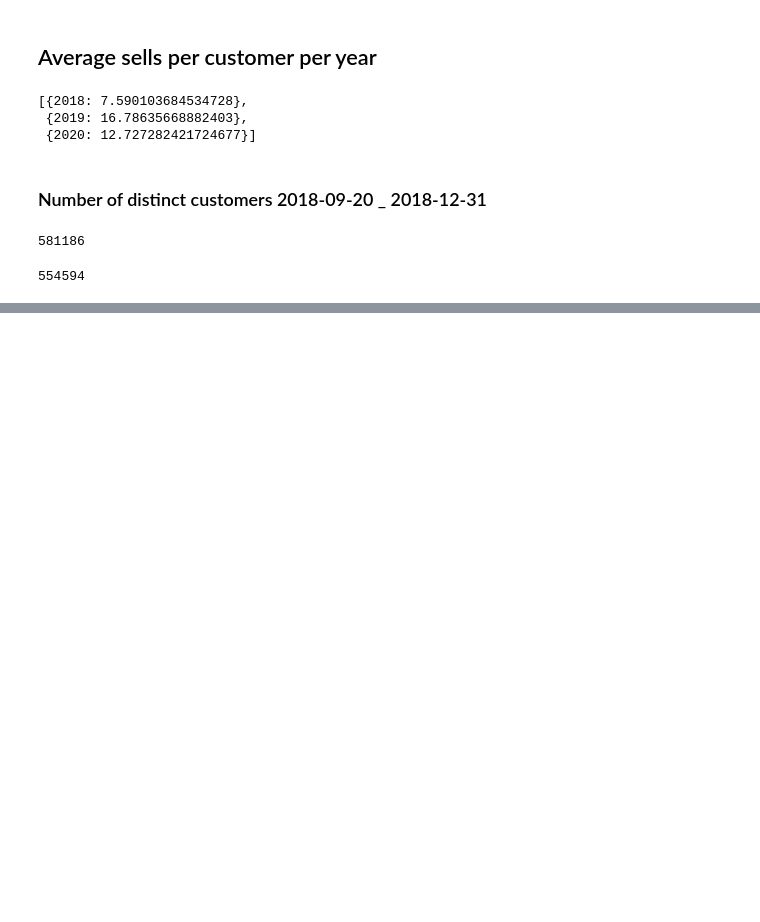
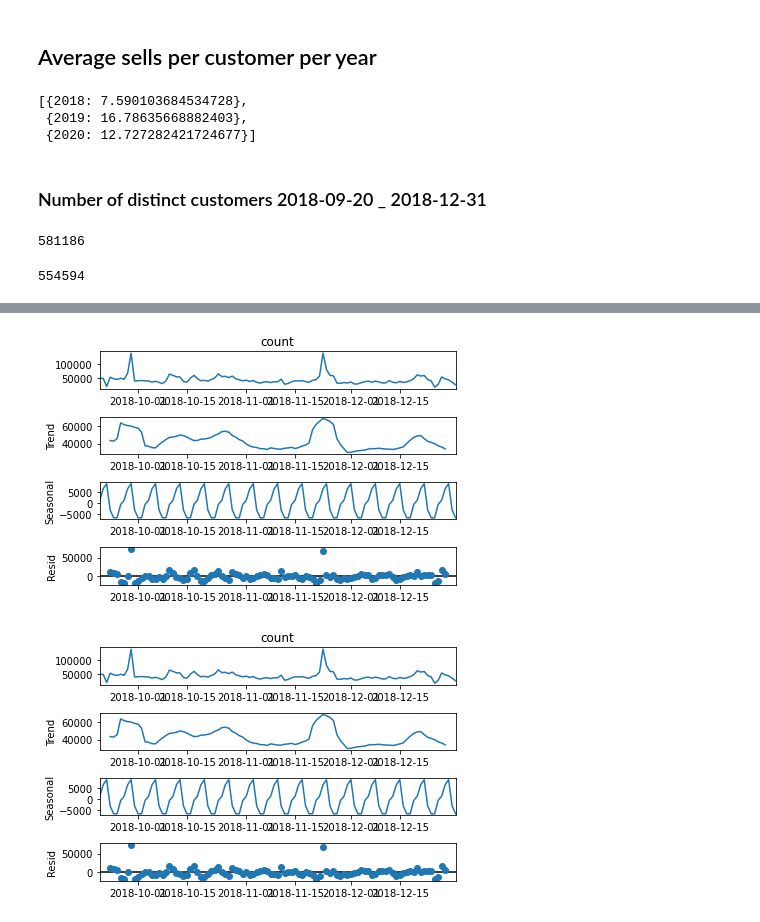
Before and after one commit to owl2/kaggle, a Jupyter notebook: hm/exploration.ipynb, the cells around one changed output, grey strips where cells are left out. Saved outputs shown, nothing was run; the diff lists cells and outputs as text; code cells hidden in the pictures; blank space fills up the shorter version.

```diff
--- a/hm/exploration.ipynb
+++ b/hm/exploration.ipynb
@@ -79,0 +94,11 @@ distinct_customer_2019.reset_index()['customer_id'].count()
+# %%
+sales_year = transaction_train_df[transaction_train_df['t_dat'].dt.year == 2018]
+sales_year = sales_year.groupby(['t_dat']).count().reset_index()
+sales_year = sales_year[['t_dat', 'price']].rename(columns={"t_dat": "date", "price": "count"}).set_index('date')
+
+test = transaction_train_df[(transaction_train_df['t_dat'] >= '2019-12-01') & (transaction_train_df['t_dat'] < '2019-12-31')]
+test = test.groupby(['t_dat']).count().reset_index()
+test = test[['t_dat', 'price']].rename(columns={"t_dat": "date", "price": "count"}).set_index('date')
+# sales_year = sales_year.to_frame()
+#sales_year.rename(columns={"t_dat": "date", 1: "count"})
+sales_year.head()
@@ -79,0 +113,9 @@ distinct_customer_2019.reset_index()['customer_id'].count()
+# %%
+from statsmodels.tsa.seasonal import seasonal_decompose
+
+
+results = seasonal_decompose(sales_year["count"], model="Additive")
+results.plot()
+# %% [output]
+[figure, added]
+[figure, added]
```
Also changed, not shown: parts of 8 cells of this notebook, 4 other files.
